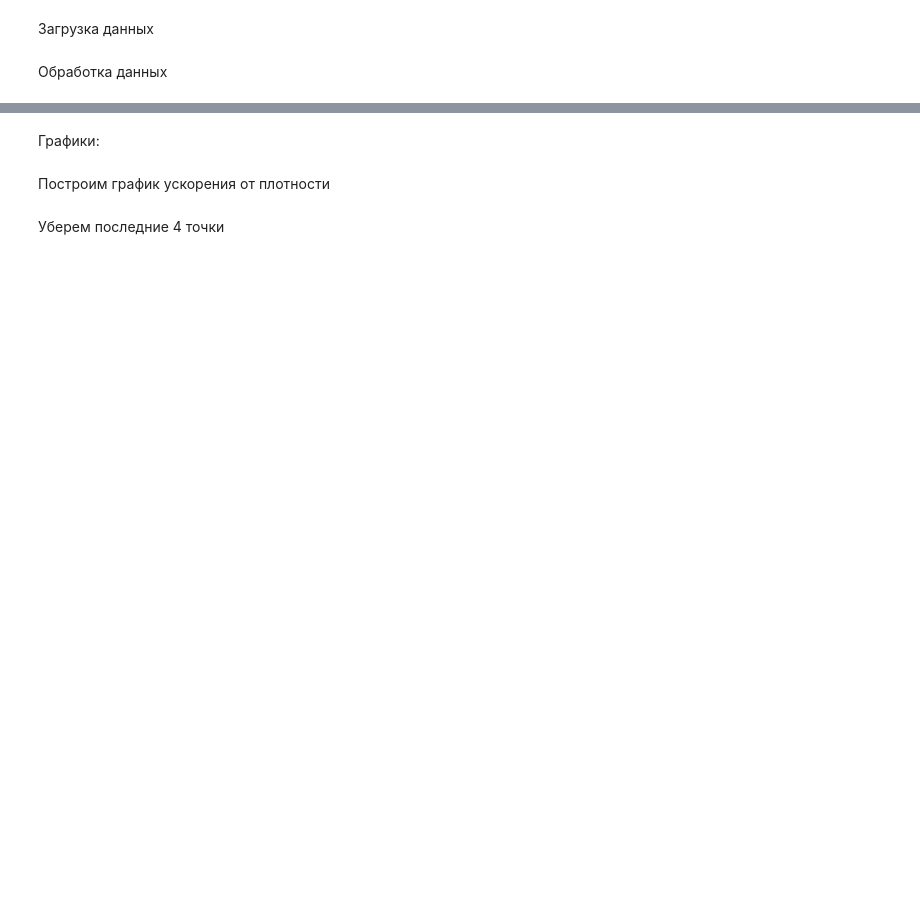
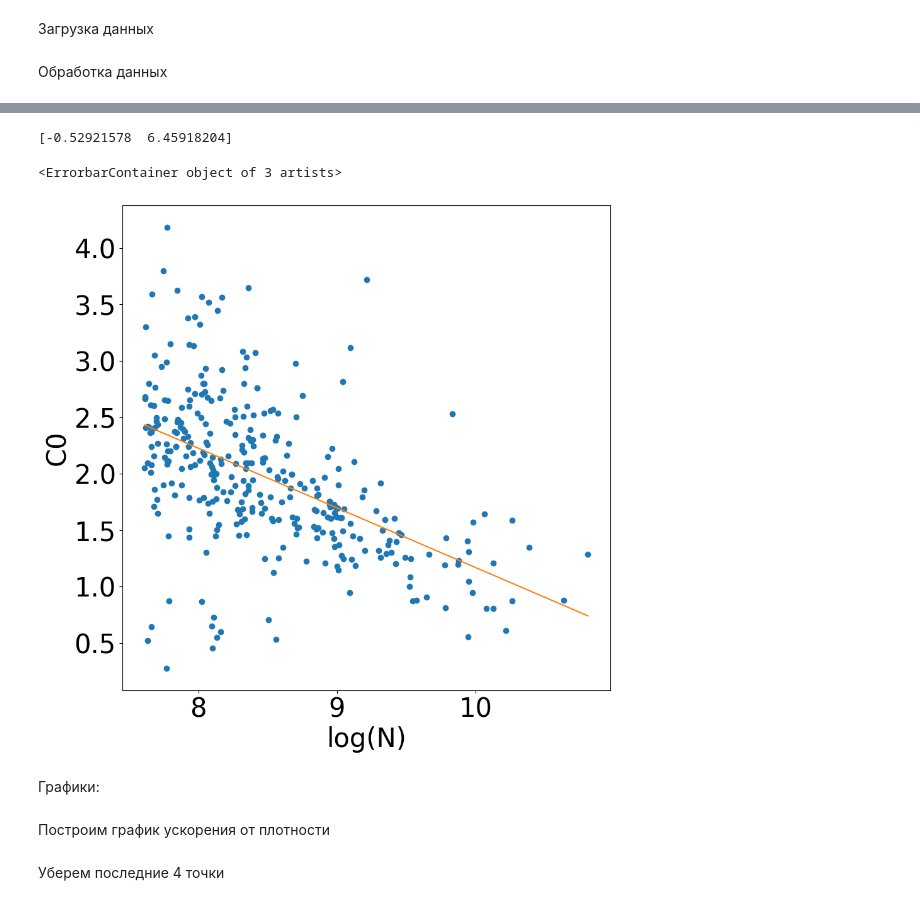
Before and after one commit to Grenby/graphs, a Jupyter notebook: notebooks_2/test_few_city_post_processing.ipynb, the cells around one changed output, grey strips where cells are left out. Cells and saved outputs as stored; diff of their text form; code cells hidden in the pictures; blank space fills up the shorter version.

```diff
--- a/notebooks_2/test_few_city_post_processing.ipynb
+++ b/notebooks_2/test_few_city_post_processing.ipynb
@@ -156,19 +250,0 @@ NameError: name 'func' is not defined
-# %%
-fig, axs = plt.subplots(1, 3)
-fig.set_figwidth(25)
-fig.set_figheight(7)
-
-axs[0].errorbar( np.array(data['density']), data['a'], fmt='o')
-axs[1].errorbar(np.array(data['density']) * np.array(data['N']) *(np.array(data['N'])-1), data['b'], fmt='o')
-
-axs[2].errorbar(data['b'], data['a'], fmt='o')
-
-x= np.array(data['density']) * np.array(data['N']) *(np.array(data['N'])-1)
-popt = curve_fit(func, np.array(data['density']) * np.array(data['N']) *(np.array(data['N'])-1), data['b'],p0=[-2, 0.01])
-XX = np.linspace(min(x),max(x),10000)
-YY = func(XX, popt[0][0], popt[0][1])
-axs[1].errorbar(XX, YY)
-
-print(popt)
-
-# axs.set(xlabel='resolution', ylabel='alpha')
@@ -193,2 +251,34 @@ for name in r:
+# %%
+fig, axs = plt.subplots(1, 1)
+fig.set_figwidth(10)
+fig.set_figheight(10)
+
+axs.set(xlabel='log(N)', ylabel='C0')
+# axs.legend()
+#
+def f(x,a,b):
+    return a*x+b
+
+# x = np.linspace(np.log(min(nodes)), np.log(max(nodes)), 1000)
+# y = f(x)
+
+# axs.errorbar(x,y)
+indx = np.argsort(nodes)
+n = np.array(nodes)[indx]
+n = np.log(n)
+cc = np.array(c)[indx]
+# cc[6]-=0.25
+axs.errorbar(n, cc, fmt='o')
+# axs.errorbar(nodes, /alpha_max, fmt='o', label = "{}: {}".format(name, r[name].nodes))
+popt = curve_fit(f, n, cc, p0 = [-1,1])
+print(popt[0])
+x = np.linspace(np.log(min(nodes)), np.log(max(nodes)), 1000)
+y = f(x,*popt[0])
+#
+axs.errorbar(x,y)
+# %% [output]
+[-0.52921578  6.45918204]
+<ErrorbarContainer object of 3 artists>
+[figure, added]
 # %% [markdown]
 Графики:
```
Also changed, not shown: parts of 26 cells of this notebook, 23 other files.
